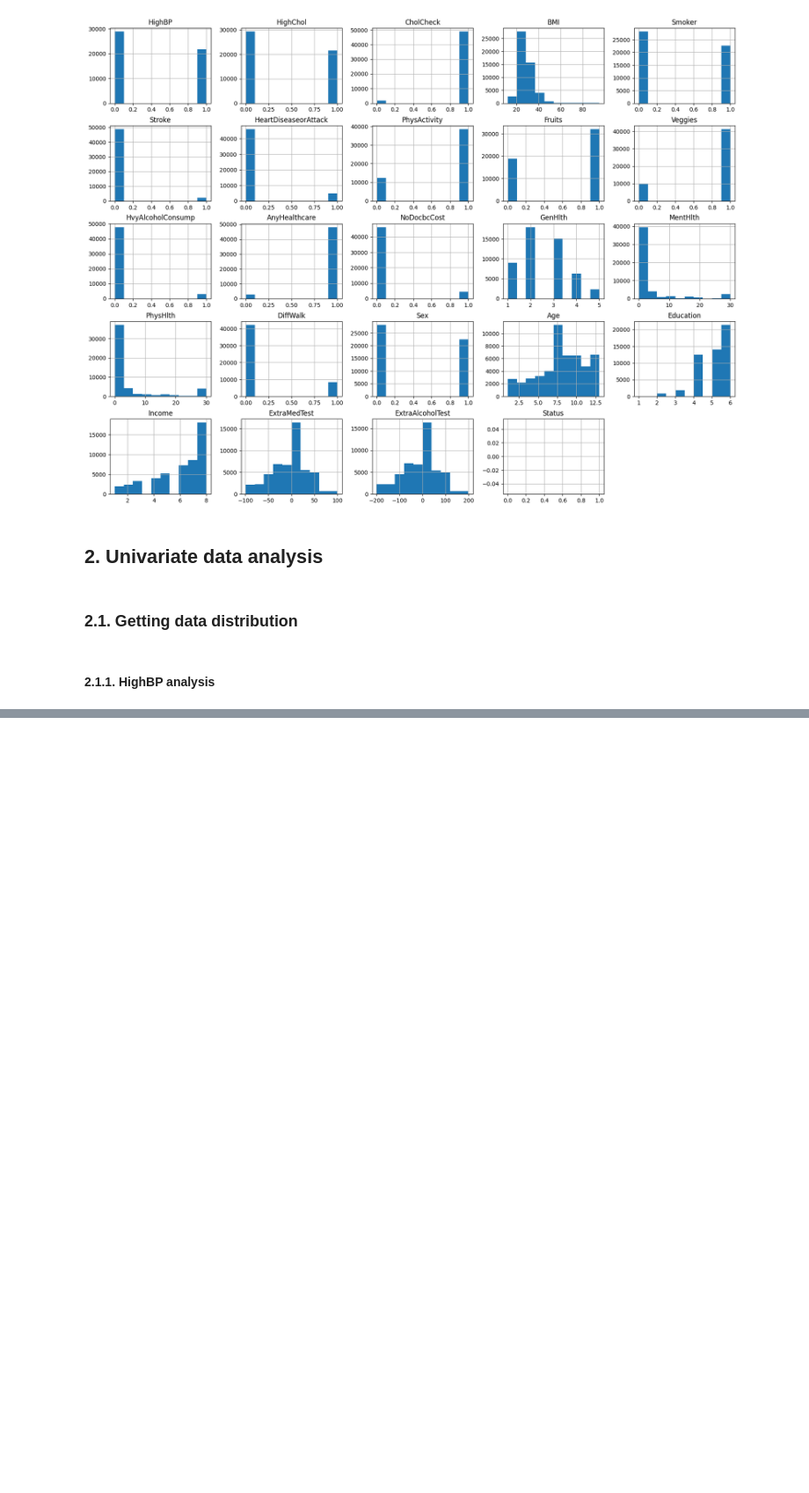
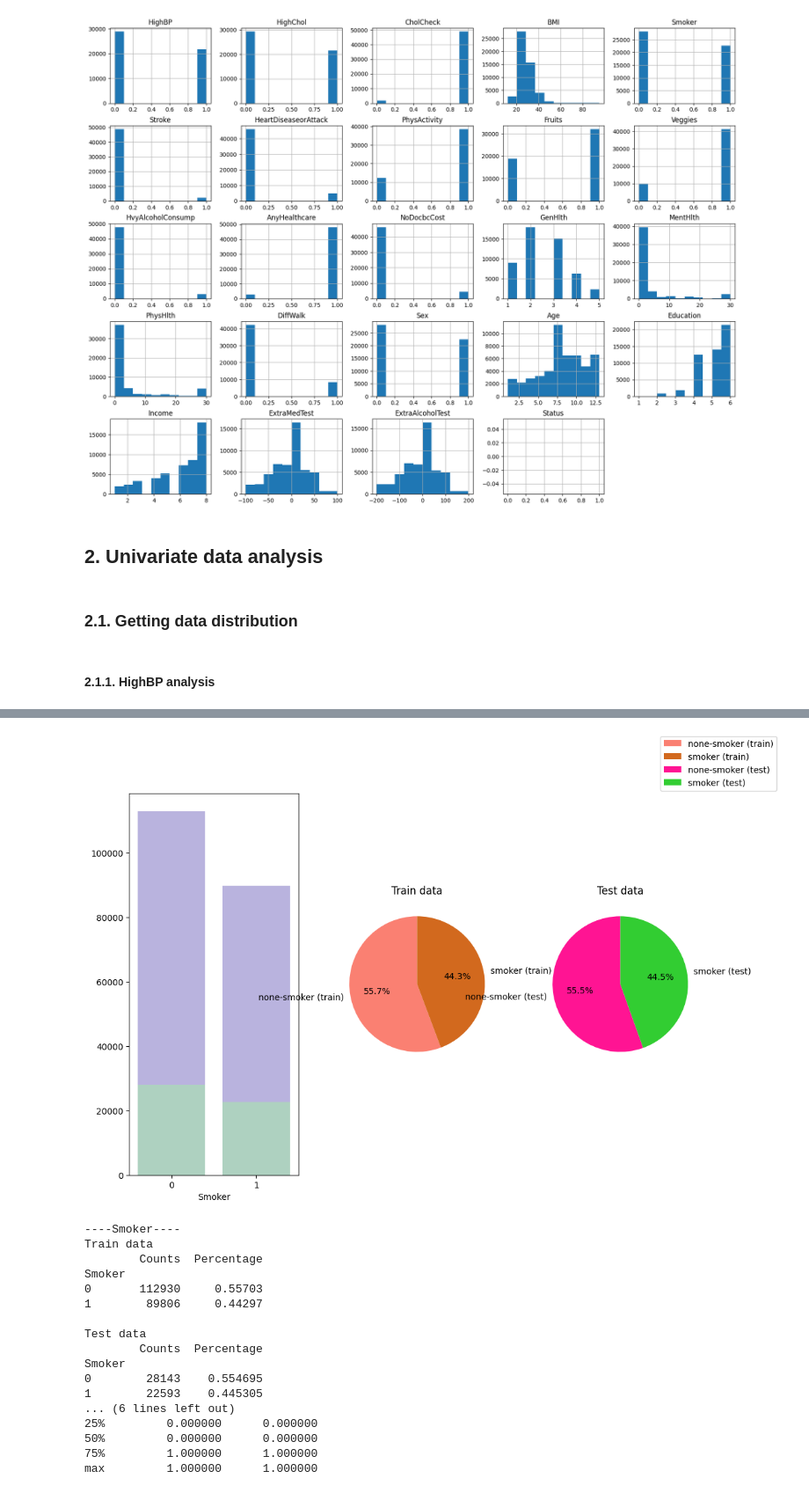
Before and after one commit to polarbear0701/ML-Individual-1, a Jupyter notebook: EDA.ipynb, the cells around one changed output, grey strips where cells are left out. Shown at 88% size. Cells and saved outputs as stored; diff of their text form; code cells hidden in the pictures; blank space fills up the shorter version.

```diff
--- a/EDA.ipynb
+++ b/EDA.ipynb
@@ -287,0 +412,22 @@ sns.barplot(x=data_model['HighBP'].value_counts().index, y=data_model['HighBP'].
+# %%
+uni_cat_plot('Smoker', ['none-smoker', 'smoker'])
+uni_stat_summary(column='Smoker')
+# %% [output]
+[figure, added]
+----Smoker----
+Train data
+        Counts  Percentage
+Smoker
+0       112930     0.55703
+1        89806     0.44297
+
+Test data
+        Counts  Percentage
+Smoker
+0        28143    0.554695
+1        22593    0.445305
+... (6 lines left out)
+25%         0.000000      0.000000
+50%         0.000000      0.000000
+75%         1.000000      1.000000
+max         1.000000      1.000000
```
Also changed, not shown: parts of 46 cells of this notebook.
